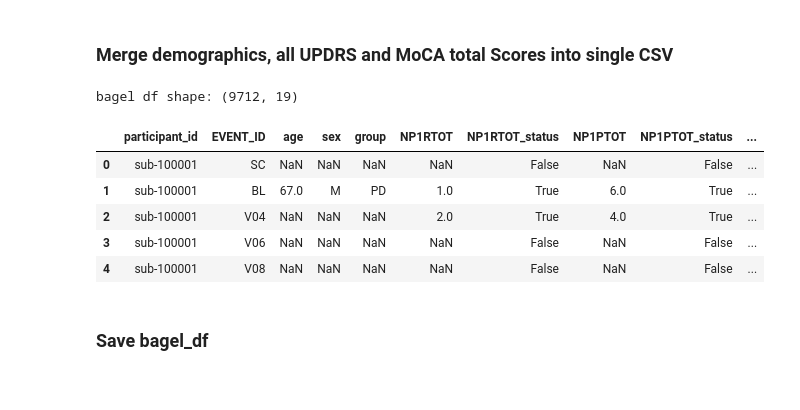
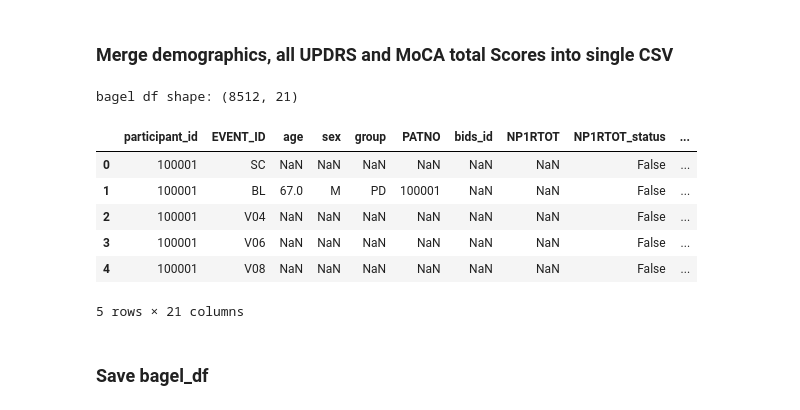
Before and after one commit to yarikoptic/mr_proc, a Jupyter notebook: notebooks/2_tabular_proc_tracking.ipynb, the cells around one changed output. Drawn from its saved outputs; the diff is of its cells as text; code cells hidden in the pictures.

```diff
--- a/notebooks/2_tabular_proc_tracking.ipynb
+++ b/notebooks/2_tabular_proc_tracking.ipynb
@@ -16,13 +16,18 @@ import numpy as np
 import pandas as pd
 from itertools import product
 # %%
-tabular_dir = "/home/nikhil/projects/Parkinsons/ppmi/tabular"
-ppmi_demographics_dir = f"{tabular_dir}/demographics"
-ppmi_study_data_dir = f"{tabular_dir}/study_data"
+ppmi_dir = "/home/nikhil/projects/Parkinsons/ppmi/"
+tabular_dir = f"{ppmi_dir}tabular"
+demographics_dir = f"{tabular_dir}/demographics"
+study_data_dir = f"{tabular_dir}/study_data"
+
+# Populate bids_id in the bagel.csv
+bids_dir = f"{ppmi_dir}/bids"
+bids_participants_tsv = f"{bids_dir}/participants.tsv"
 
 # Available clinical visits (These are differently named than imaging sessions (i.e. session.csv))
 # These are generated based on Vincent's notebooks/subject_profiling.ipynb
-visits_csv = f"{ppmi_demographics_dir}/event_session_visits.csv"
+visits_csv = f"{demographics_dir}/event_session_visits.csv"
 
 clinical_assessment_files = {
                 "updrs_1": "MDS-UPDRS_Part_I.csv",
@@ -37,7 +42,7 @@ bagel_csv = f"{tabular_dir}/bagel.csv"
 # %% [markdown]
 ### PPMI mr_proc manifest
 # %%
-current_mr_proc_manifest_csv = f"{ppmi_demographics_dir}/mr_proc_manifest.csv"
+current_mr_proc_manifest_csv = f"{demographics_dir}/mr_proc_manifest.csv"
 current_mr_proc_manifest_df = pd.read_csv(current_mr_proc_manifest_csv)
 
 n_participants = len(current_mr_proc_manifest_df["participant_id"].unique())
@@ -45,11 +50,16 @@ print(f"n_participants: {n_participants}")
 
 dx_groups = current_mr_proc_manifest_df["group"].unique()
 print(f"groups: {dx_groups}")
-select_dex_groups = ['PD', 'Prodromal', 'Control', 'SWEDD']
-print(f"select groups: {select_dex_groups}")
-current_mr_proc_manifest_df = current_mr_proc_manifest_df[current_mr_proc_manifest_df["group"].isin(select_dex_groups)]
+select_dx_groups = ['PD', 'Prodromal', 'Control', 'SWEDD']
+print(f"select groups: {select_dx_groups}")
+current_mr_proc_manifest_df = current_mr_proc_manifest_df[current_mr_proc_manifest_df["group"].isin(select_dx_groups)]
 
 n_participants = len(current_mr_proc_manifest_df["participant_id"].unique())
 print(f"n_participants: {n_participants}")
+
+# Add PATNO column name to match with PPMI study data
+current_mr_proc_manifest_df["participant_id"] = current_mr_proc_manifest_df["participant_id"].astype(str)
+current_mr_proc_manifest_df["PATNO"] = current_mr_proc_manifest_df["participant_id"]
+
 current_mr_proc_manifest_df.head()
 # %% [output]
@@ -74,0 +78,12 @@ len(mr_proc_ids)
+# %%
+bids_participants_df = pd.read_csv(bids_participants_tsv,sep="\t")
+n_bids_participants = len(bids_participants_df["participant_id"].unique())
+print(f"Available bids participants: {n_bids_participants}")
+bids_participants_df["bids_id"] = bids_participants_df["participant_id"]
+bids_participants_df["PATNO"] = bids_participants_df["participant_id"].str.split("-",expand=True)[1].astype(str)
+current_mr_proc_manifest_df = pd.merge(current_mr_proc_manifest_df, bids_participants_df[["PATNO","bids_id"]], on="PATNO", how="left")
+
+n_participants = len(current_mr_proc_manifest_df["participant_id"].unique())
+print(f"n_participants: {n_participants}")
+
+current_mr_proc_manifest_df.head()
@@ -172,41 +196,42 @@ bagel_df["participant_id"] = a
 bagel_df["EVENT_ID"] = b
 
 # merge manifest df
 baseline_visit = "BL"
 current_mr_proc_manifest_df["EVENT_ID"] = baseline_visit
 bagel_df = pd.merge(bagel_df, current_mr_proc_manifest_df, on=["participant_id","EVENT_ID"], how="left")
 
 # merge updrs and moca
 total_col_dict = {
     "updrs_1": "NP1RTOT",
     "updrs_1_PQ": "NP1PTOT",
     "updrs_2_PQ": "NP2PTOT",
     "updrs_3":"NP3TOT",
     "updrs_4_MC":"NP4TOT",
     "moca": "MCATOT"
 }
 
 for k,v in total_col_dict.items():
-    score_df = pd.read_csv(f"{ppmi_study_data_dir}/{clinical_assessment_files[k]}")
+    score_df = pd.read_csv(f"{study_data_dir}/{clinical_assessment_files[k]}")
     score_df["participant_id"] = "sub-" + score_df["PATNO"].astype(str)
     bagel_df = pd.merge(bagel_df, score_df[["participant_id","EVENT_ID",v]],
                         on=["participant_id","EVENT_ID"], how="left")
 
     # Assign availability status cols
     bagel_df[f"{v}_status"] = ~bagel_df[v].isna()
 
 bagel_df = pd.merge(bagel_df,visit_df, on=["EVENT_ID"], how="left")
 
 print(f"bagel df shape: {bagel_df.shape}")
 bagel_df.head()
 # %% [output]
-bagel df shape: (9712, 19)
+bagel df shape: (8512, 21)
-|  | participant_id | EVENT_ID | age | sex | group | NP1RTOT | NP1RTOT_status | NP1PTOT | NP1PTOT_status | ... |
-| 0 | sub-100001 | SC | NaN | NaN | NaN | NaN | False | NaN | False | ... |
-| 1 | sub-100001 | BL | 67.0 | M | PD | 1.0 | True | 6.0 | True | ... |
-| 2 | sub-100001 | V04 | NaN | NaN | NaN | 2.0 | True | 4.0 | True | ... |
-| 3 | sub-100001 | V06 | NaN | NaN | NaN | NaN | False | NaN | False | ... |
-| 4 | sub-100001 | V08 | NaN | NaN | NaN | NaN | False | NaN | False | ... |
+|  | participant_id | EVENT_ID | age | sex | group | PATNO | bids_id | NP1RTOT | NP1RTOT_status | ... |
+| 0 | 100001 | SC | NaN | NaN | NaN | NaN | NaN | NaN | False | ... |
+| 1 | 100001 | BL | 67.0 | M | PD | 100001 | NaN | NaN | False | ... |
+| 2 | 100001 | V04 | NaN | NaN | NaN | NaN | NaN | NaN | False | ... |
+| 3 | 100001 | V06 | NaN | NaN | NaN | NaN | NaN | NaN | False | ... |
+| 4 | 100001 | V08 | NaN | NaN | NaN | NaN | NaN | NaN | False | ... |
+5 rows × 21 columns
 # %% [markdown]
 ### Save bagel_df
 # %%
```
Also changed, not shown: parts of 13 cells of this notebook, 1 other file.
